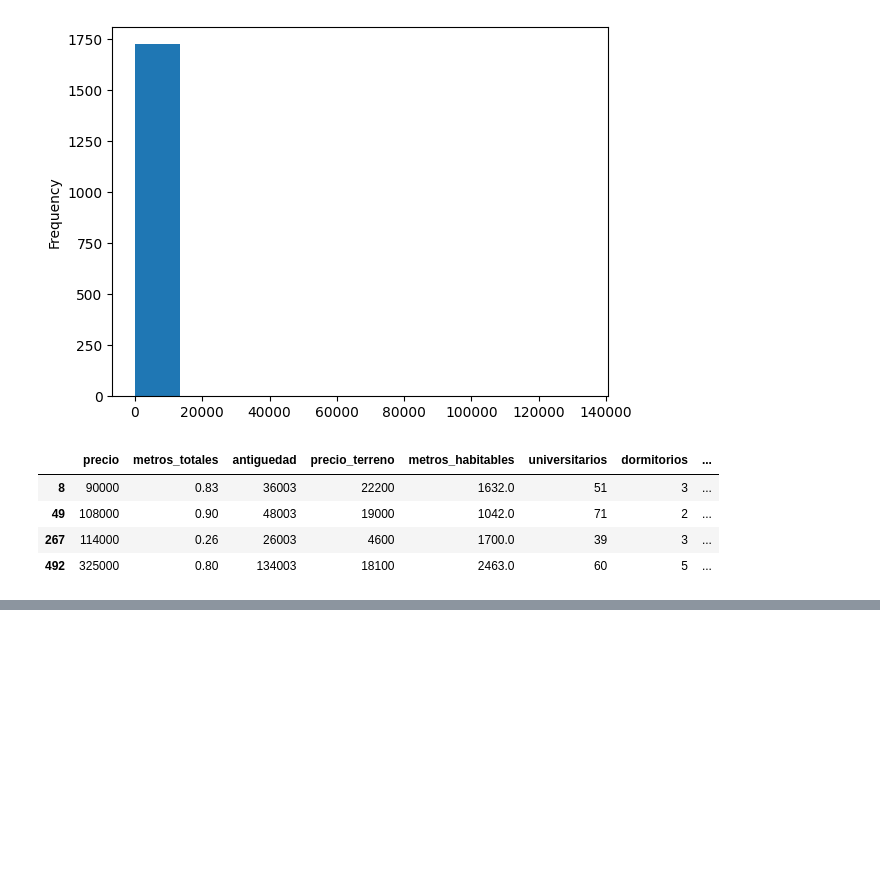
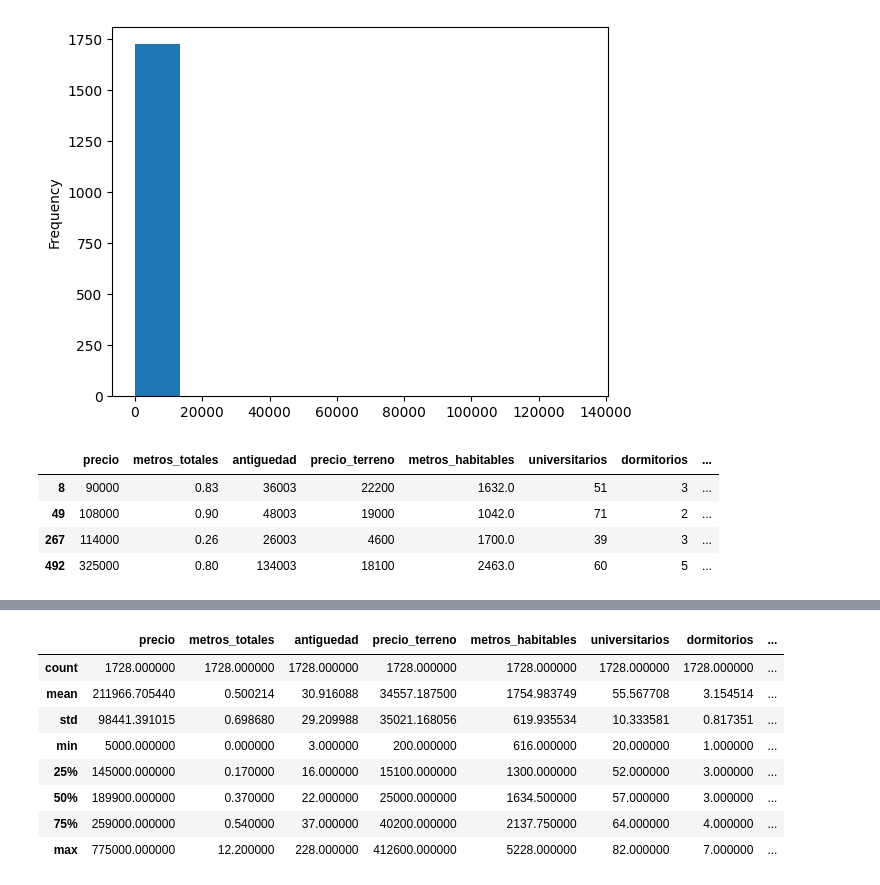
Before and after one commit to juandi247/Inteligencia_Artificial, a Jupyter notebook: Preprocesamiento_de_Datos.ipynb, the cells around one changed output, grey strips where cells are left out. Cells and saved outputs as stored; diff of their text form; code cells hidden in the pictures; blank space fills up the shorter version.

```diff
--- a/Preprocesamiento_de_Datos.ipynb
+++ b/Preprocesamiento_de_Datos.ipynb
@@ -202,0 +175,12 @@ dfc.metros_habitables.fillna(media,inplace=True)
+# %%
+dfc.describe(include=["float","int"])
+# %% [output]
+|  | precio | metros_totales | antiguedad | precio_terreno | metros_habitables | universitarios | dormitorios | ... |
+| count | 1728.000000 | 1728.000000 | 1728.000000 | 1728.000000 | 1728.000000 | 1728.000000 | 1728.000000 | ... |
+| mean | 211966.705440 | 0.500214 | 30.916088 | 34557.187500 | 1754.983749 | 55.567708 | 3.154514 | ... |
+| std | 98441.391015 | 0.698680 | 29.209988 | 35021.168056 | 619.935534 | 10.333581 | 0.817351 | ... |
+| min | 5000.000000 | 0.000000 | 3.000000 | 200.000000 | 616.000000 | 20.000000 | 1.000000 | ... |
+| 25% | 145000.000000 | 0.170000 | 16.000000 | 15100.000000 | 1300.000000 | 52.000000 | 3.000000 | ... |
+| 50% | 189900.000000 | 0.370000 | 22.000000 | 25000.000000 | 1634.500000 | 57.000000 | 3.000000 | ... |
+| 75% | 259000.000000 | 0.540000 | 37.000000 | 40200.000000 | 2137.750000 | 64.000000 | 4.000000 | ... |
+| max | 775000.000000 | 12.200000 | 228.000000 | 412600.000000 | 5228.000000 | 82.000000 | 7.000000 | ... |
```
Also changed, not shown: parts of 22 cells of this notebook.
